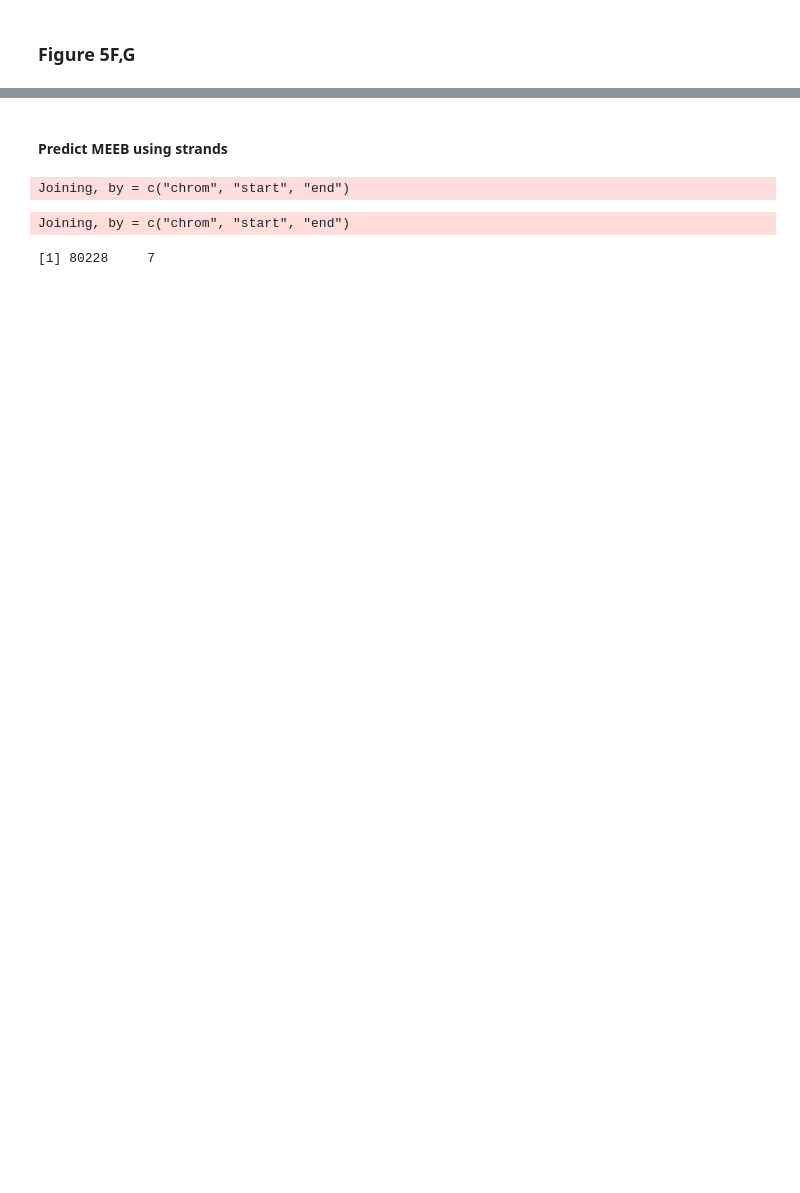
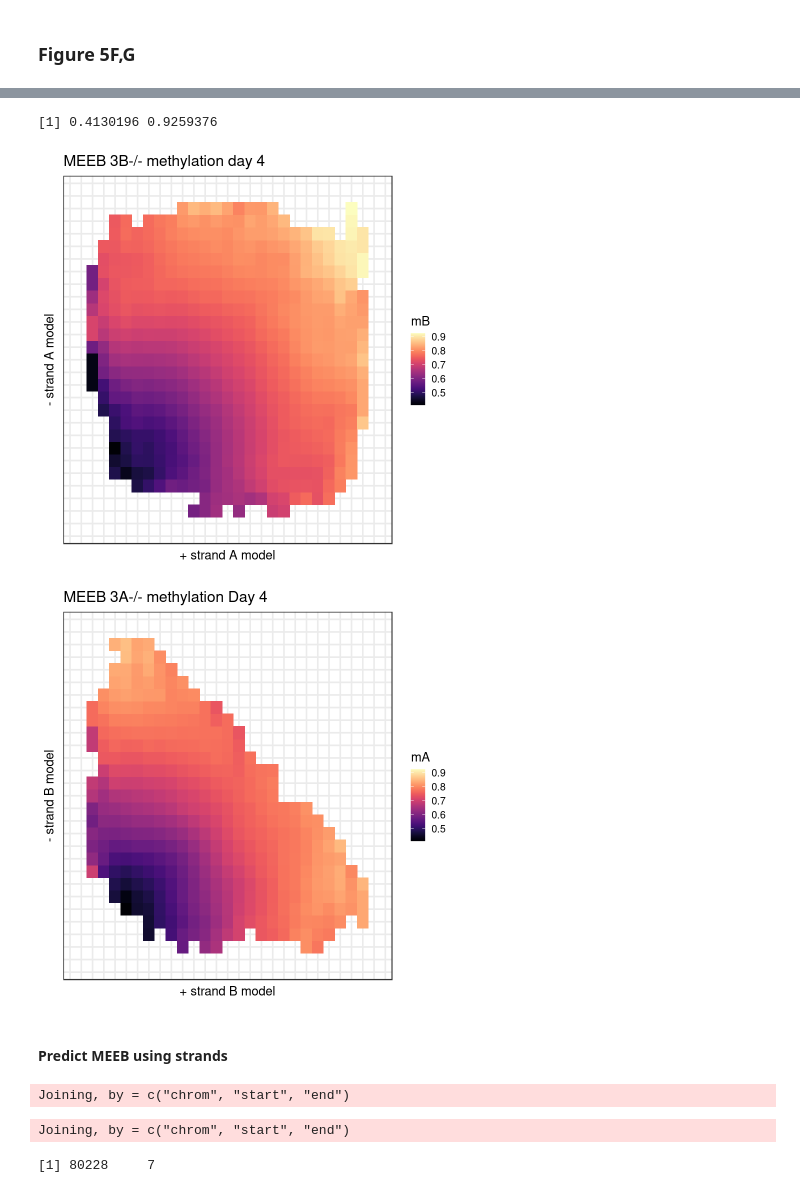
Before and after one commit to tanaylab/Dnmt3ab_MEEB, a Jupyter notebook: methylation/analysis/Strand-specific-models.ipynb, the cells around one changed output, grey strips where cells are left out. Saved outputs shown, nothing was run; the diff lists cells and outputs as text; code cells hidden in the pictures; blank space fills up the shorter version.

Commit message:
reran strand notebook

```diff
--- a/methylation/analysis/Strand-specific-models.ipynb
+++ b/methylation/analysis/Strand-specific-models.ipynb
@@ -396,3 +363,61 @@ p_B
+# %%
+df_B <- meth_df_meeb_d4 %>%
+        mutate(score_plus = cut(score_b_plus, b_bins)) %>%
+        mutate(score_minus = cut(score_b_minus, b_bins)) %>%
+        group_by(score_plus, score_minus) %>%
+        summarise(mA = mean(mA, na.rm=TRUE)) %>%
+        filter(!is.na(score_plus), !is.na(score_minus)) %>%
+        tidyr::complete(fill=list(mA = NA)) %>%
+    arrange(score_plus) %>%
+    group_by(score_minus) %>%
+    mutate(mA = zoo::rollapply(mA, FUN = function(x) mean(x, na.rm=TRUE), width=4, fill=NA)) %>%
+    arrange(score_minus) %>%
+    group_by(score_plus) %>%
+    mutate(mA = zoo::rollapply(mA, FUN = function(x) mean(x, na.rm=TRUE), width=4, fill=NA)) %>%
+    na.omit()
+# %%
+limits <- c(min(df_A$mB, df_B$mA), max(df_A$mB, df_B$mA))
+limits
+# %% [output]
+[1] 0.4130196 0.9259376
+# %%
+options(repr.plot.width = 7, repr.plot.height = 7)
+colors <- viridis::viridis(30, option = "A")
+
+p_A <- df_A %>%
+    ggplot(aes(x=score_plus, y=score_minus, fill=mB)) +
+            geom_tile() +
+            scale_fill_gradientn(colors=colors, limits=limits) +
+            vertical_labs() +
+            scale_x_discrete(drop=FALSE) +
+            scale_y_discrete(drop=FALSE) +
+            xlab("+ strand A model") +
+            ylab("- strand A model") +
+            ggtitle("MEEB 3B-/- methylation day 4") +
+            theme(axis.ticks.x = element_blank(),
+                  axis.text.x = element_blank(),
+                  axis.ticks.y = element_blank(),
+                  axis.text.y = element_blank())
+p_B <- df_B %>%
+    ggplot(aes(x=score_plus, y=score_minus, fill=mA)) +
+            geom_tile() +
+            scale_fill_gradientn(colors=colors, limits=limits) +
+            vertical_labs() +
+            scale_x_discrete(drop=FALSE) +
+            scale_y_discrete(drop=FALSE) +
+            xlab("+ strand B model") +
+            ylab("- strand B model") +
+            ggtitle("MEEB 3A-/- methylation Day 4") +
+            theme(axis.ticks.x = element_blank(),
+                  axis.text.x = element_blank(),
+                  axis.ticks.y = element_blank(),
+                  axis.text.y = element_blank())
+
+p_A
+p_B
+# %% [output]
+[figure, added]
+[figure, added]
 # %% [markdown]
 #### Predict MEEB using strands
 # %%
```
Also changed, not shown: parts of 21 cells of this notebook, 1 other file.
